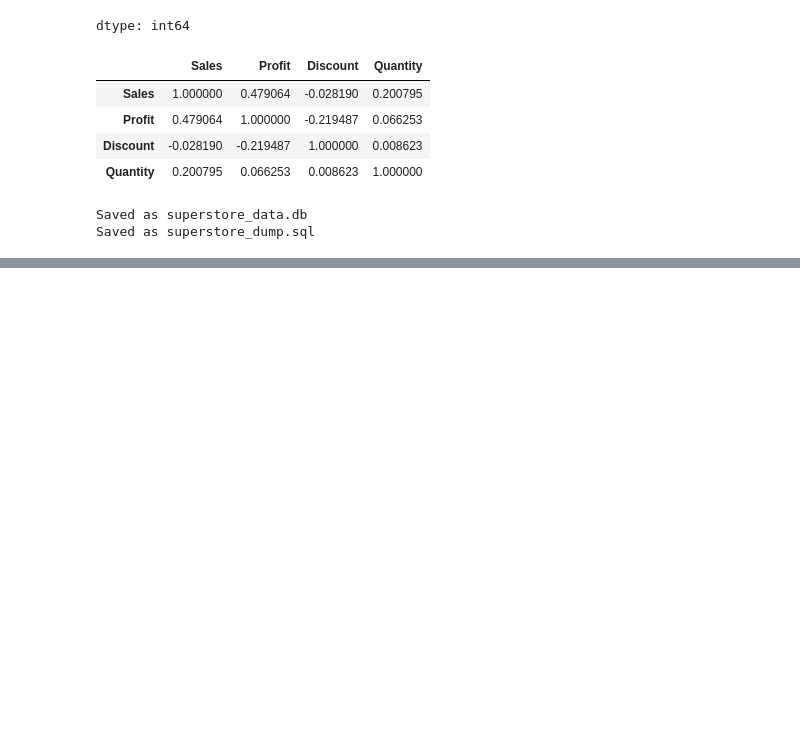
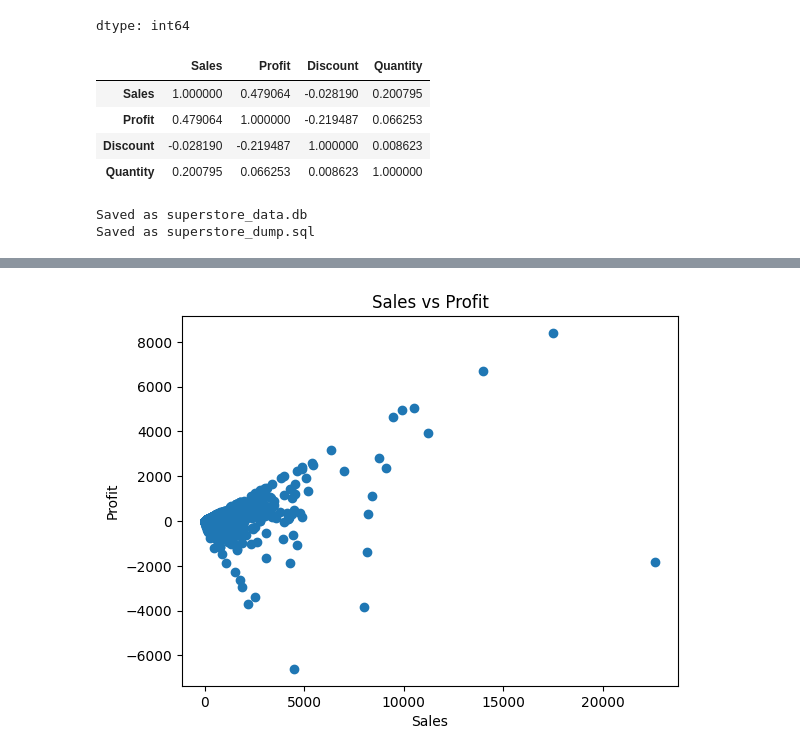
Before and after one commit to Taksha03/sales-data-analysis-dashboard, a Jupyter notebook: data_cleaning_analysis.ipynb, the cells around one changed output, grey strips where cells are left out. Saved outputs shown, nothing was run; the diff lists cells and outputs as text; code cells hidden in the pictures; blank space fills up the shorter version.

```diff
--- a/data_cleaning_analysis.ipynb
+++ b/data_cleaning_analysis.ipynb
@@ -187,0 +174,8 @@ dtype: object
+# %%
+plt.scatter(df['Sales'], df['Profit'])
+plt.xlabel('Sales')
+plt.ylabel('Profit')
+plt.title('Sales vs Profit')
+plt.show()
+# %% [output]
+[figure, added]
```
Also changed, not shown: parts of 9 cells of this notebook.
